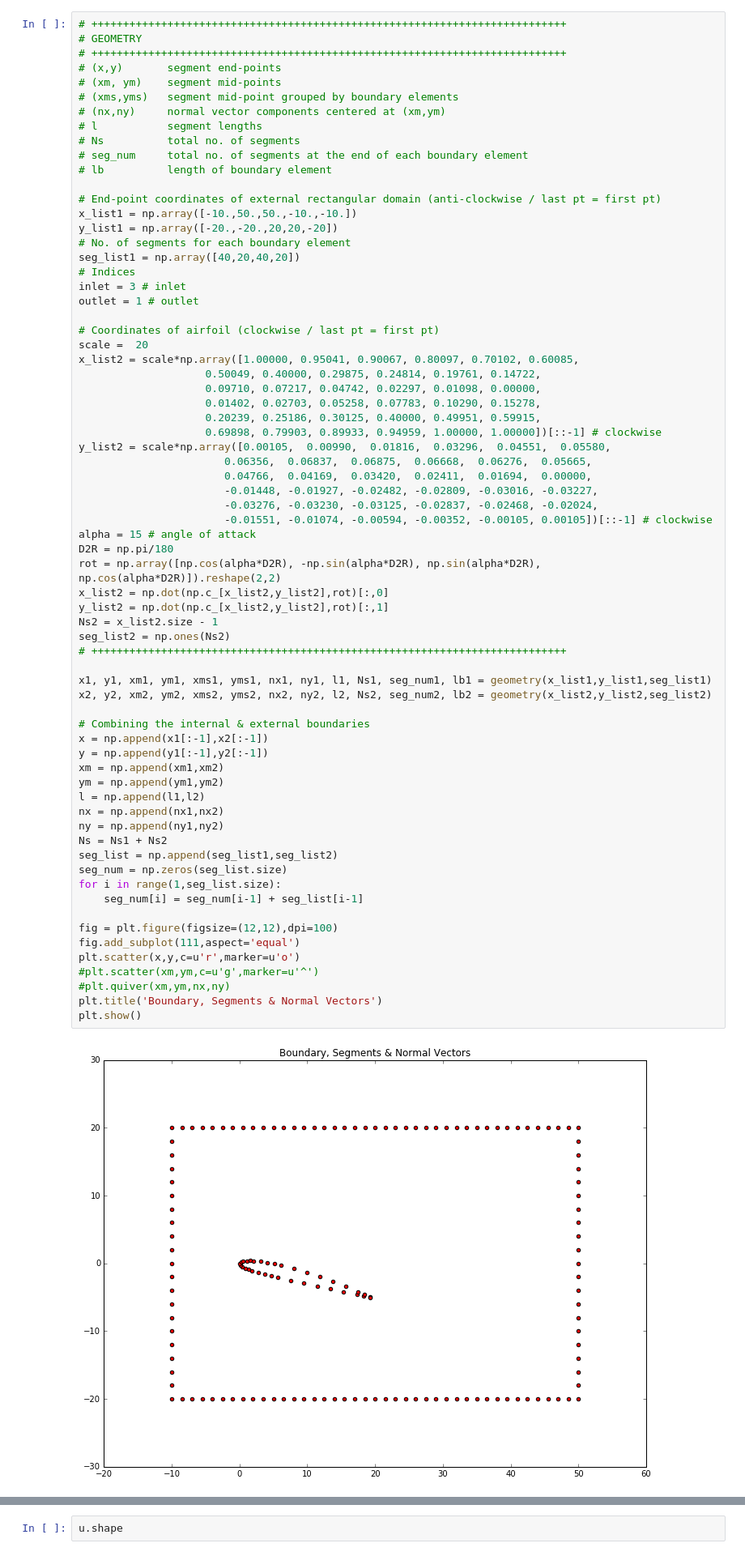
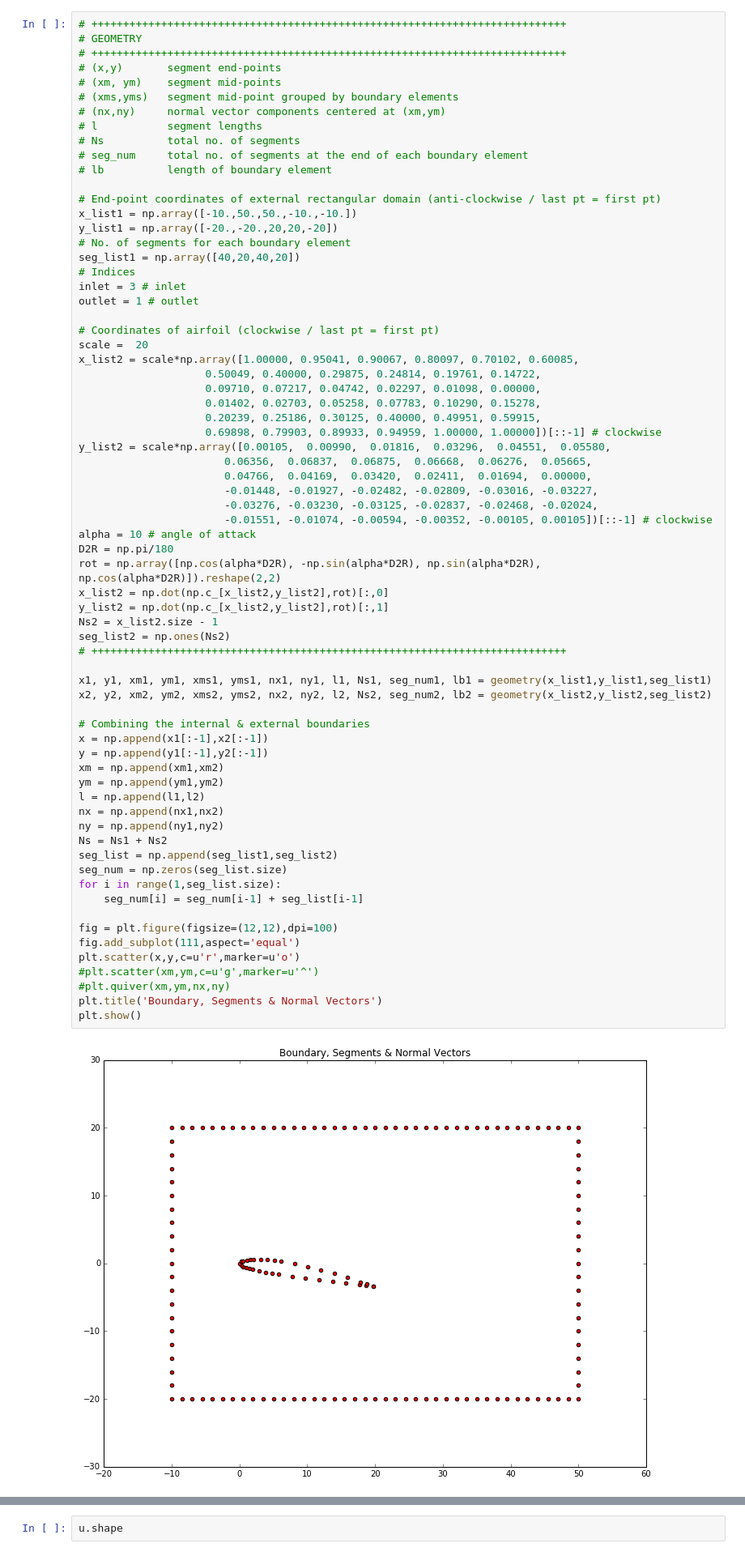
Before and after one commit to cdohl/ph3501, a Jupyter notebook: notebooks/18a_bem_airfoil.ipynb, the cells around one changed output, grey strips where cells are left out. Shown at 81% size. Cells and saved outputs as stored; diff of their text form.

```diff
--- a/notebooks/18a_bem_airfoil.ipynb
+++ b/notebooks/18a_bem_airfoil.ipynb
@@ -156,41 +156,41 @@ y_list2 = scale*np.array([0.00105,  0.00990,  0.01816,  0.03296,  0.04551,  0.05
                        -0.01448, -0.01927, -0.02482, -0.02809, -0.03016, -0.03227,
                        -0.03276, -0.03230, -0.03125, -0.02837, -0.02468, -0.02024,
                        -0.01551, -0.01074, -0.00594, -0.00352, -0.00105, 0.00105])[::-1] # clockwise
-alpha = 15 # angle of attack
+alpha = 10 # angle of attack
 D2R = np.pi/180
 rot = np.array([np.cos(alpha*D2R), -np.sin(alpha*D2R), np.sin(alpha*D2R), np.cos(alpha*D2R)]).reshape(2,2)
 x_list2 = np.dot(np.c_[x_list2,y_list2],rot)[:,0]
 y_list2 = np.dot(np.c_[x_list2,y_list2],rot)[:,1]
 Ns2 = x_list2.size - 1
 seg_list2 = np.ones(Ns2)
 # +++++++++++++++++++++++++++++++++++++++++++++++++++++++++++++++++++++++++++
 
 x1, y1, xm1, ym1, xms1, yms1, nx1, ny1, l1, Ns1, seg_num1, lb1 = geometry(x_list1,y_list1,seg_list1)
 x2, y2, xm2, ym2, xms2, yms2, nx2, ny2, l2, Ns2, seg_num2, lb2 = geometry(x_list2,y_list2,seg_list2)
 
 # Combining the internal & external boundaries
 x = np.append(x1[:-1],x2[:-1])
 y = np.append(y1[:-1],y2[:-1])
 xm = np.append(xm1,xm2)
 ym = np.append(ym1,ym2)
 l = np.append(l1,l2)
 nx = np.append(nx1,nx2)
 ny = np.append(ny1,ny2)
 Ns = Ns1 + Ns2
 seg_list = np.append(seg_list1,seg_list2)
 seg_num = np.zeros(seg_list.size)
 for i in range(1,seg_list.size):
     seg_num[i] = seg_num[i-1] + seg_list[i-1]
 
 fig = plt.figure(figsize=(12,12),dpi=100)
 fig.add_subplot(111,aspect='equal')
 plt.scatter(x,y,c=u'r',marker=u'o')
 #plt.scatter(xm,ym,c=u'g',marker=u'^')
 #plt.quiver(xm,ym,nx,ny)
 plt.title('Boundary, Segments & Normal Vectors')
 plt.show()
 # %% [output]
-[figure, old version]
+[figure, new version]
 # %%
 # +++++++++++++++++++++++++++++++++++++++++++++++++++++++++++++++++++++++++++
 # BOUNDARY CONDITIONS
```
Also changed, not shown: parts of 2 cells of this notebook, 1 other file.
